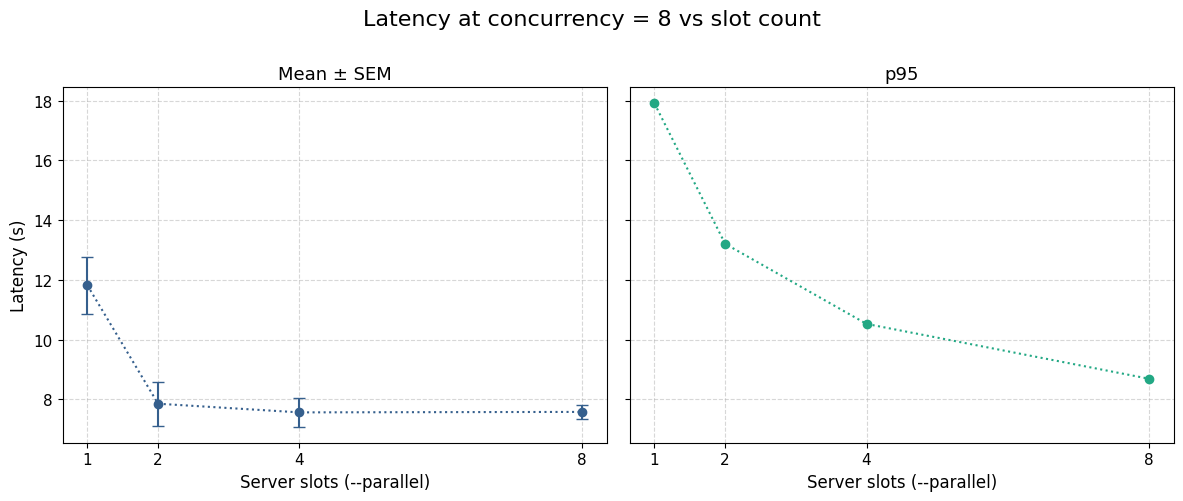
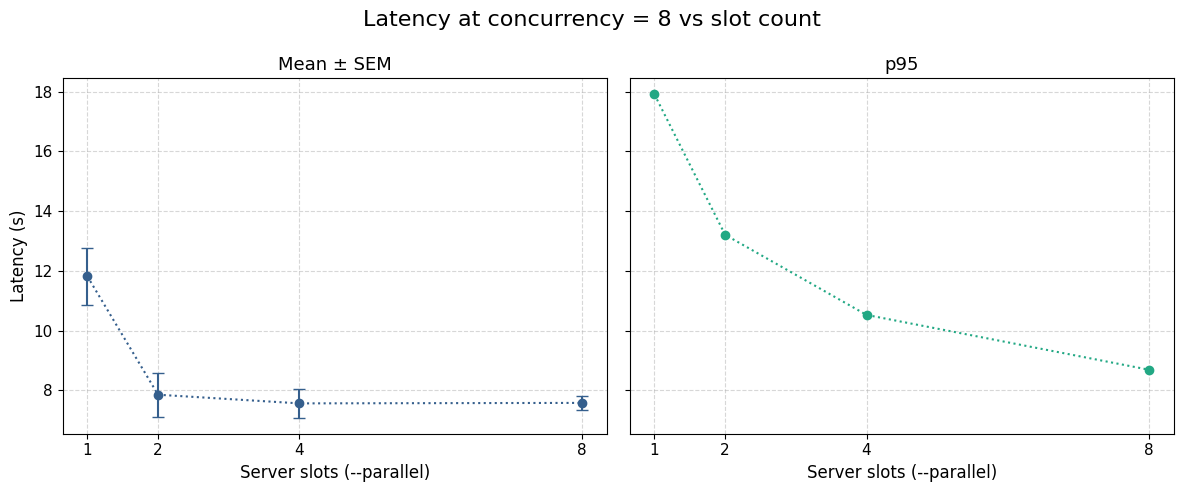
The notebook cell's code change between the first figure and the second:
--- before
+++ after
@@ -12,5 +12,5 @@
     slot_colors = [cmap2(i / max(n2 - 1, 1)) for i in range(n2)]
 
-    fig2, (ax_mean, ax_p95) = plt.subplots(1, 2, figsize=(12, 5), sharey=True)
+    fig2, (ax_mean, ax_p95) = plt.subplots(1, 2, figsize=(9, 4), sharey=True)
 
     # Mean ± SEM, left panel

Commit: Scaled plot